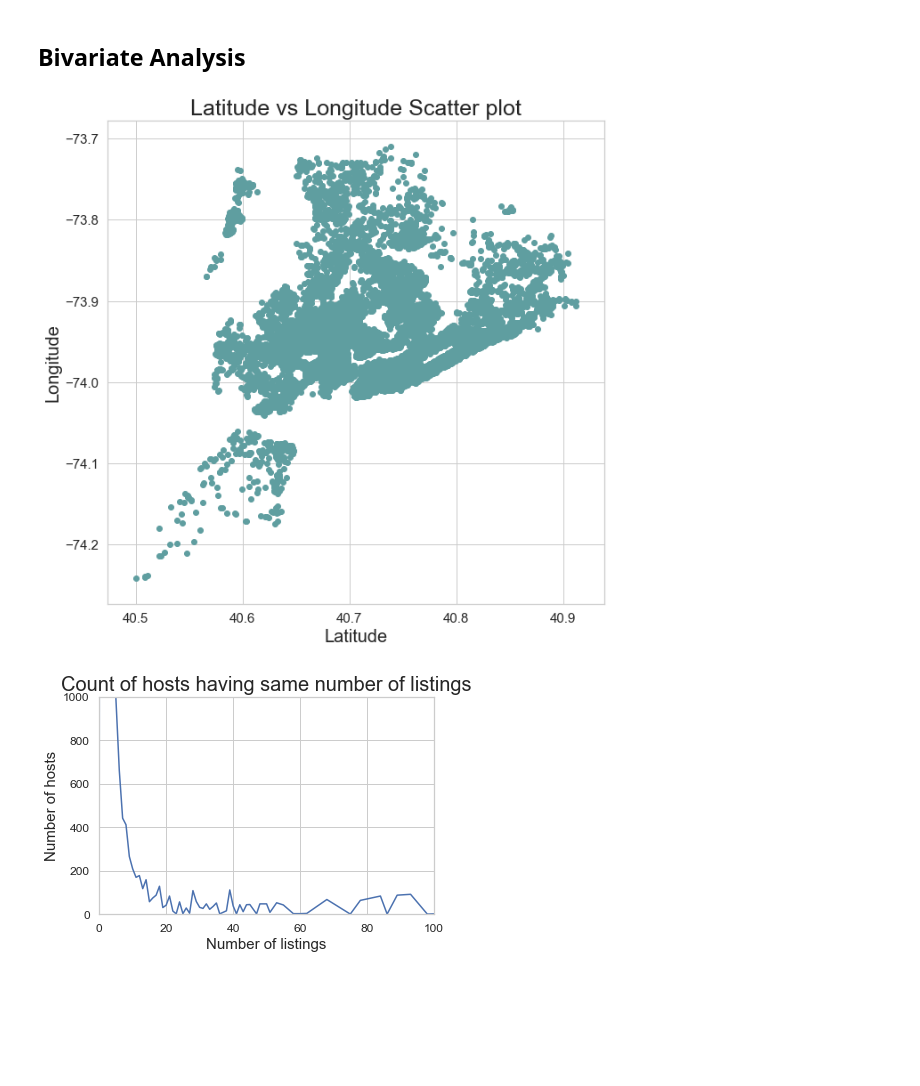
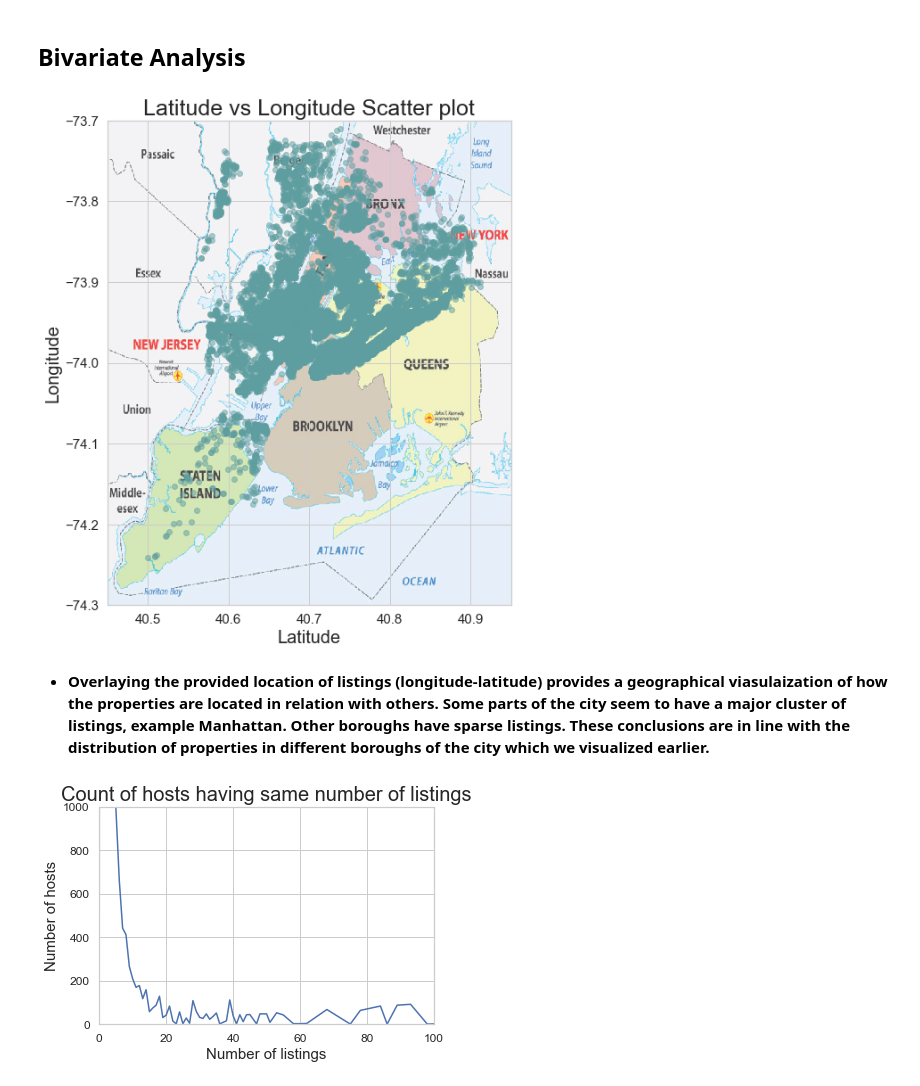
Before and after one commit to kavishashroff/Springboard, a Jupyter notebook: Capstone 1/EDA.ipynb, the cells around one changed output. Saved outputs shown, nothing was run; the diff lists cells and outputs as text; code cells hidden in the pictures; blank space fills up the shorter version.

```diff
--- a/Capstone 1/EDA.ipynb
+++ b/Capstone 1/EDA.ipynb
@@ -236,13 +253,18 @@ plt.tick_params(labelsize = 15)
 ## Bivariate Analysis
 # %%
 plt.figure(figsize=(10,10))
-plt.title('Latitude vs Longitude Scatter plot', fontsize=25)
-plt.scatter(x='latitude', y='longitude', data=data, color='cadetblue')
-plt.xlabel('Latitude', fontsize=20)
-plt.ylabel('Longitude', fontsize=20)
-plt.tick_params(labelsize = 15)
+img = plt.imread('map2.jpg')
+_=plt.imshow(img,alpha=0.8, zorder=0,extent=[40.45, 40.95, -74.3, -73.7])
+_=plt.title('Latitude vs Longitude Scatter plot', fontsize=25)
+_=plt.scatter(x='latitude', y='longitude', data=data, color='cadetblue', alpha=0.5, zorder=1)
+_=plt.xlabel('Latitude', fontsize=20)
+_=plt.ylabel('Longitude', fontsize=20)
+_=plt.tick_params(labelsize = 15)
+plt.show()
 # %% [output]
-[figure, old version]
+[figure, new version]
+# %% [markdown]
+* **Overlaying the provided location of listings (longitude-latitude) provides a geographical viasulaization of how the properties are located in relation with others. Some parts of the city seem to have a major cluster of listings, example Manhattan. Other boroughs have sparse listings. These conclusions are in line with the distribution of properties in different boroughs of the city which we visualized earlier.**
 # %%
 listing_freq=data.groupby('host_total_listings_count')['host_id'].count()
 listing_freq=dict(listing_freq)
```
Also changed, not shown: parts of 18 cells of this notebook.
